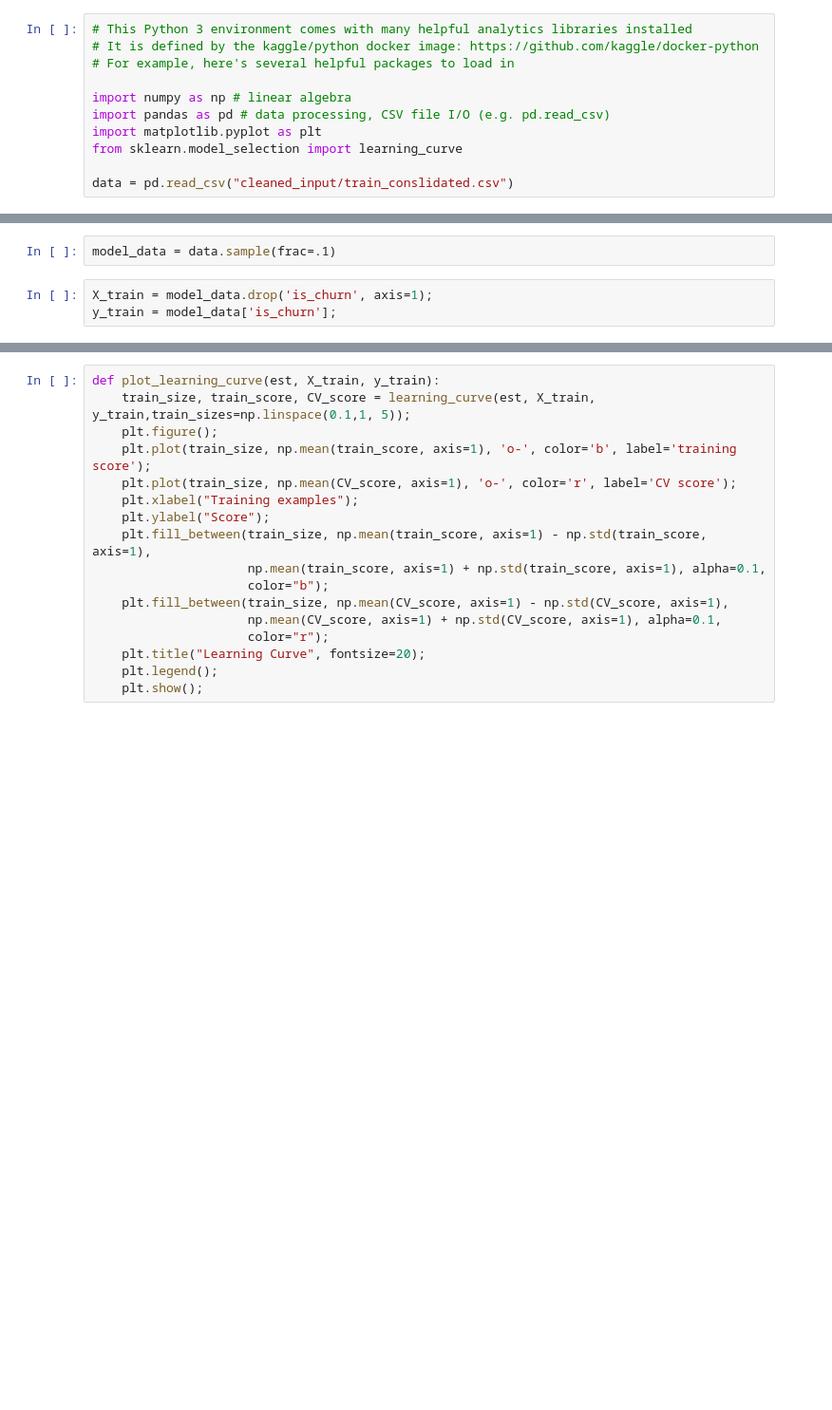
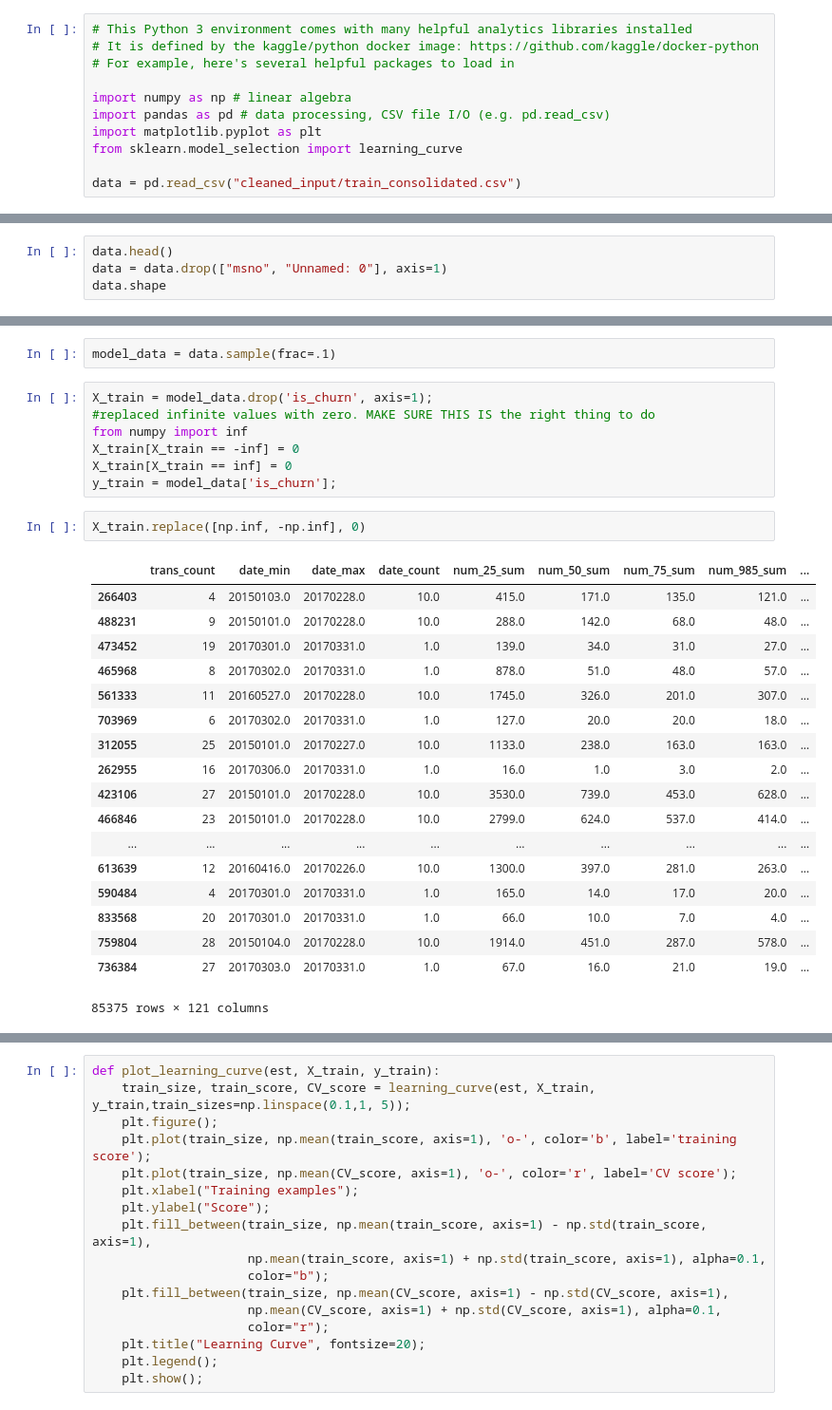
Before and after one commit to jameschartouni/Churn, a Jupyter notebook: Model_Selection.ipynb, the cells around one changed output, grey strips where cells are left out. Shown: that part at 95% size. Saved outputs shown, nothing was run; the diff lists cells and outputs as text; blank space fills up the shorter version.

Commit message:
changes to clean data to get model_selection running

```diff
--- a/Model_Selection.ipynb
+++ b/Model_Selection.ipynb
@@ -8,4 +8,4 @@ import pandas as pd # data processing, CSV file I/O (e.g. pd.read_csv)
 import matplotlib.pyplot as plt
 from sklearn.model_selection import learning_curve
 
-data = pd.read_csv("cleaned_input/train_conslidated.csv")
+data = pd.read_csv("cleaned_input/train_consolidated.csv")
@@ -21,0 +12,4 @@ data.head()
+# %%
+data.head()
+data = data.drop(["msno", "Unnamed: 0"], axis=1)
+data.shape
@@ -23,6 +19,31 @@ data.head()
 #data = pd.DataFrame([[1,2,3,5,6,7,8,9],[1,3,9,7,5,4,5,7]], columns=['a','b','c','d','e','f','g','is_churn'])
 # %%
 model_data = data.sample(frac=.1)
-# %%
-X_train = model_data.drop('is_churn', axis=1);
-y_train = model_data['is_churn'];
+# %%
+X_train = model_data.drop('is_churn', axis=1);
+#replaced infinite values with zero. MAKE SURE THIS IS the right thing to do
+from numpy import inf
+X_train[X_train == -inf] = 0
+X_train[X_train == inf] = 0
+y_train = model_data['is_churn'];
+# %%
+X_train.replace([np.inf, -np.inf], 0)
+# %% [output]
+|  | trans_count | date_min | date_max | date_count | num_25_sum | num_50_sum | num_75_sum | num_985_sum | ... |
+| 266403 | 4 | 20150103.0 | 20170228.0 | 10.0 | 415.0 | 171.0 | 135.0 | 121.0 | ... |
+| 488231 | 9 | 20150101.0 | 20170228.0 | 10.0 | 288.0 | 142.0 | 68.0 | 48.0 | ... |
+| 473452 | 19 | 20170301.0 | 20170331.0 | 1.0 | 139.0 | 34.0 | 31.0 | 27.0 | ... |
+| 465968 | 8 | 20170302.0 | 20170331.0 | 1.0 | 878.0 | 51.0 | 48.0 | 57.0 | ... |
+| 561333 | 11 | 20160527.0 | 20170228.0 | 10.0 | 1745.0 | 326.0 | 201.0 | 307.0 | ... |
+| 703969 | 6 | 20170302.0 | 20170331.0 | 1.0 | 127.0 | 20.0 | 20.0 | 18.0 | ... |
+| 312055 | 25 | 20150101.0 | 20170227.0 | 10.0 | 1133.0 | 238.0 | 163.0 | 163.0 | ... |
+| 262955 | 16 | 20170306.0 | 20170331.0 | 1.0 | 16.0 | 1.0 | 3.0 | 2.0 | ... |
+| 423106 | 27 | 20150101.0 | 20170228.0 | 10.0 | 3530.0 | 739.0 | 453.0 | 628.0 | ... |
+| 466846 | 23 | 20150101.0 | 20170228.0 | 10.0 | 2799.0 | 624.0 | 537.0 | 414.0 | ... |
+| ... | ... | ... | ... | ... | ... | ... | ... | ... | ... |
+| 613639 | 12 | 20160416.0 | 20170226.0 | 10.0 | 1300.0 | 397.0 | 281.0 | 263.0 | ... |
+| 590484 | 4 | 20170301.0 | 20170331.0 | 1.0 | 165.0 | 14.0 | 17.0 | 20.0 | ... |
+| 833568 | 20 | 20170301.0 | 20170331.0 | 1.0 | 66.0 | 10.0 | 7.0 | 4.0 | ... |
+| 759804 | 28 | 20150104.0 | 20170228.0 | 10.0 | 1914.0 | 451.0 | 287.0 | 578.0 | ... |
+| 736384 | 27 | 20170303.0 | 20170331.0 | 1.0 | 67.0 | 16.0 | 21.0 | 19.0 | ... |
+85375 rows × 121 columns
```
Also changed, not shown: parts of 5 cells of this notebook, 1 other file.
